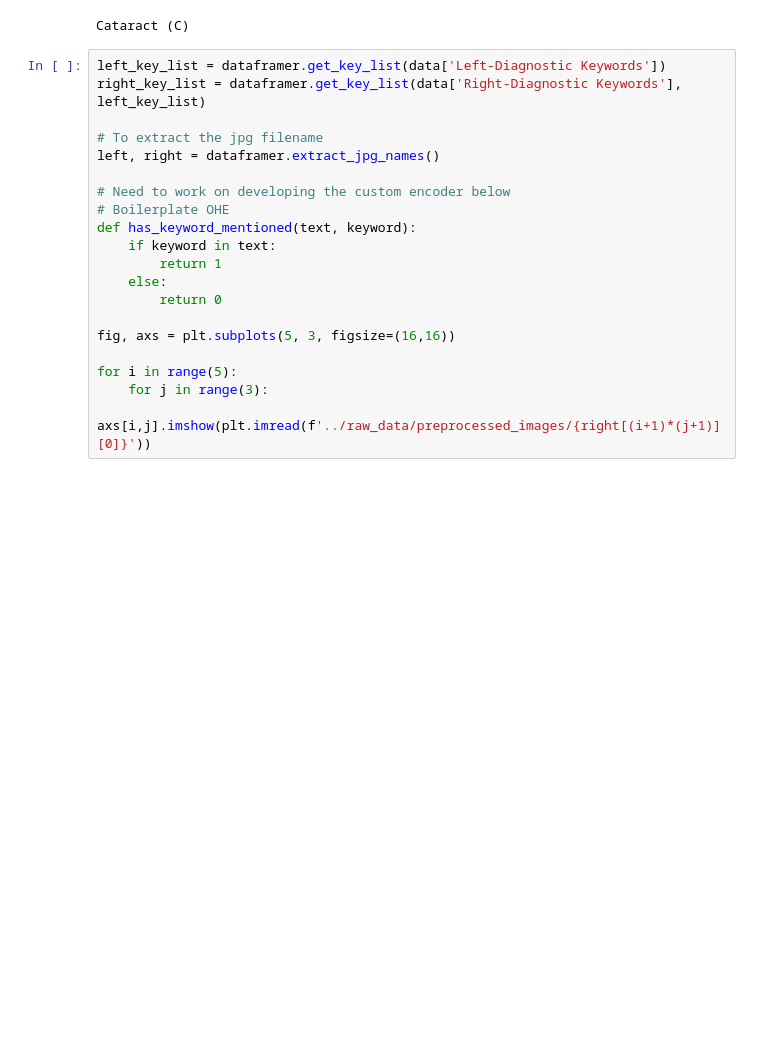
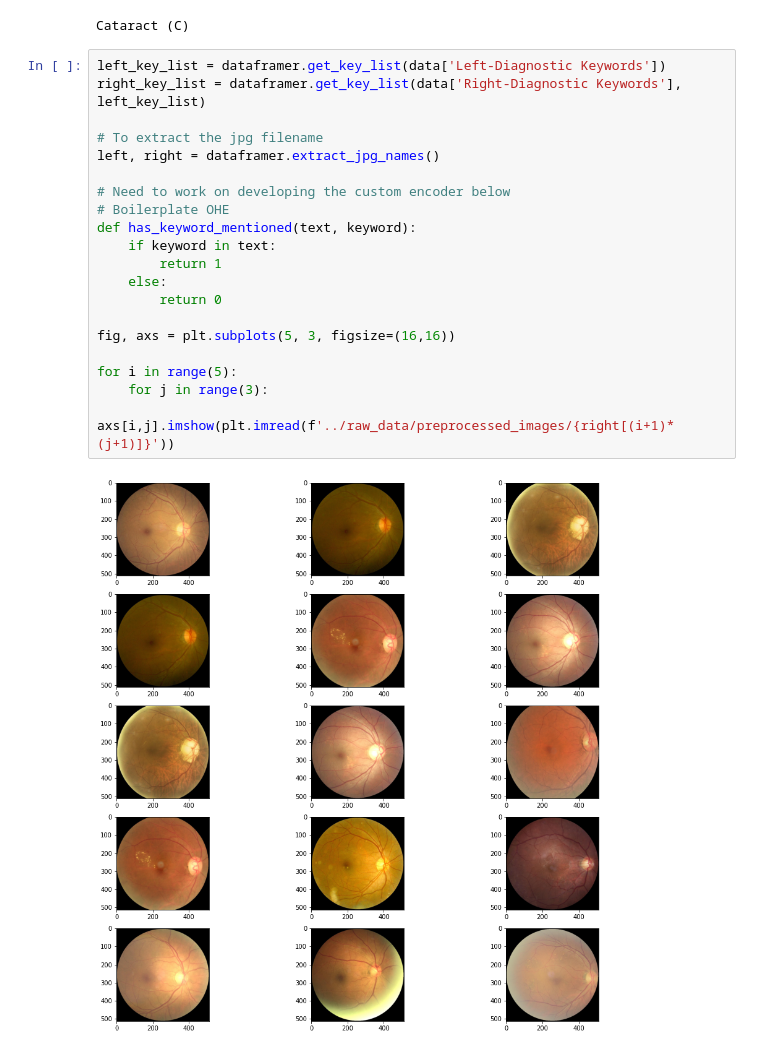
Before and after one commit to lorcanob/OcuPath, a Jupyter notebook: notebooks/ODR_EDA.ipynb, the cells around one changed output. Cells and saved outputs as stored; diff of their text form; blank space fills up the shorter version.

```diff
--- a/notebooks/ODR_EDA.ipynb
+++ b/notebooks/ODR_EDA.ipynb
@@ -43,20 +43,22 @@ Cataract (C)
 # %%
 left_key_list = dataframer.get_key_list(data['Left-Diagnostic Keywords'])
 right_key_list = dataframer.get_key_list(data['Right-Diagnostic Keywords'], left_key_list)
 
 # To extract the jpg filename
 left, right = dataframer.extract_jpg_names()
 
 # Need to work on developing the custom encoder below
 # Boilerplate OHE
 def has_keyword_mentioned(text, keyword):
     if keyword in text:
         return 1
     else:
         return 0
 
 fig, axs = plt.subplots(5, 3, figsize=(16,16))
 
 for i in range(5):
     for j in range(3):
-        axs[i,j].imshow(plt.imread(f'../raw_data/preprocessed_images/{right[(i+1)*(j+1)][0]}'))
+        axs[i,j].imshow(plt.imread(f'../raw_data/preprocessed_images/{right[(i+1)*(j+1)]}'))
+# %% [output]
+[figure, added]
```
Also changed, not shown: parts of 2 cells of this notebook, 1 other file.
